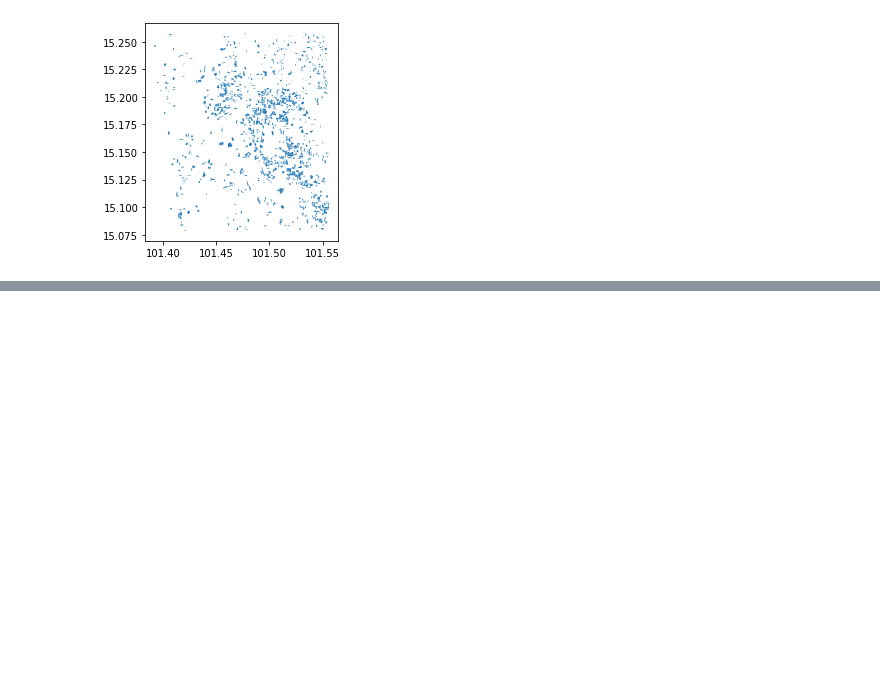
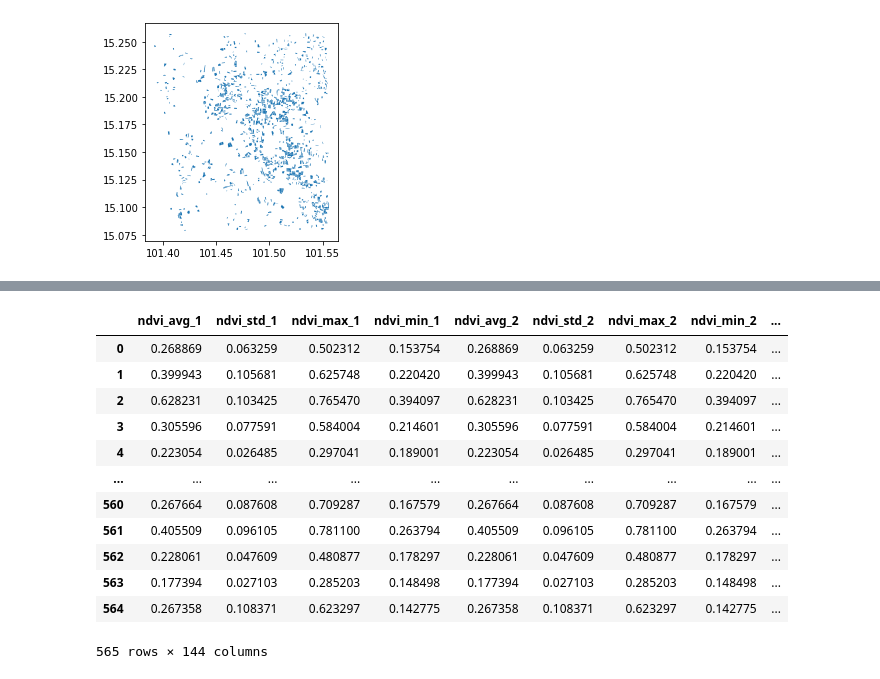
Before and after one commit to tmwatchanan/varuna-hackathon, a Jupyter notebook: Sentinel_2.ipynb, the cells around one changed output, grey strips where cells are left out. Cells and saved outputs as stored; diff of their text form; code cells hidden in the pictures; blank space fills up the shorter version.

```diff
--- a/Sentinel_2.ipynb
+++ b/Sentinel_2.ipynb
@@ -566,0 +168,10 @@ raster = gdal.Open(filepath)
+# %%
+image_max_months = {
+    # 'b1': [],
+    'b5': [],
+    'ndvi': [],
+    # 'ndwi': [],
+    # 'savi': [],
+    # 'evi': [],
+    'misra': [],
+}
@@ -566,0 +257,32 @@ raster = gdal.Open(filepath)
+# %%
+# TEST SET
+
+test_month_features = []
+
+ndvi_images = []
+
+for i in tqdm(range(test_label.shape[0])):
+    img = rasterize(
+        shapes=[(test_label.iloc[i].geometry, 1)], # Construct polygon and value tuples
+        out_shape=(img_profile['width'], img_profile['height']),
+        transform=img_profile['transform'] # This will make every pixel in the target image align correctly with satellite image
+    )
+
+    indexes = np.where(img == 1)
+    N = len(indexes[0])
+
+    # for t, date in enumerate(dates_2021):
+        # dt = datetime.strptime(date, '%Y%m%d')
+    month_feat = {}
+    for feature_name in feature_names:
+        for m in range(12):
+            feat_vals = np.zeros(N)
+            for j in range(N):
+                feat_vals[j] = image_max_months[feature_name][m][indexes[0][j], indexes[1][j]]
+            month_feat[f'{feature_name}_avg_{m+1}'] = np.nanmean(feat_vals)
+            month_feat[f'{feature_name}_std_{m+1}'] = np.nanstd(feat_vals)
+            month_feat[f'{feature_name}_max_{m+1}'] = np.nanmax(feat_vals)
+            month_feat[f'{feature_name}_min_{m+1}'] = np.nanmin(feat_vals)
+    test_month_features.append(month_feat)
+
+# average_ndvi = np.nan_to_num(average_ndvi[:, :, None])
@@ -566,0 +306,17 @@ raster = gdal.Open(filepath)
+# %%
+df_test = pd.DataFrame(test_month_features)
+df_test
+# %% [output]
+|  | ndvi_avg_1 | ndvi_std_1 | ndvi_max_1 | ndvi_min_1 | ndvi_avg_2 | ndvi_std_2 | ndvi_max_2 | ndvi_min_2 | ... |
+| 0 | 0.268869 | 0.063259 | 0.502312 | 0.153754 | 0.268869 | 0.063259 | 0.502312 | 0.153754 | ... |
+| 1 | 0.399943 | 0.105681 | 0.625748 | 0.220420 | 0.399943 | 0.105681 | 0.625748 | 0.220420 | ... |
+| 2 | 0.628231 | 0.103425 | 0.765470 | 0.394097 | 0.628231 | 0.103425 | 0.765470 | 0.394097 | ... |
+| 3 | 0.305596 | 0.077591 | 0.584004 | 0.214601 | 0.305596 | 0.077591 | 0.584004 | 0.214601 | ... |
+| 4 | 0.223054 | 0.026485 | 0.297041 | 0.189001 | 0.223054 | 0.026485 | 0.297041 | 0.189001 | ... |
+| ... | ... | ... | ... | ... | ... | ... | ... | ... | ... |
+| 560 | 0.267664 | 0.087608 | 0.709287 | 0.167579 | 0.267664 | 0.087608 | 0.709287 | 0.167579 | ... |
+| 561 | 0.405509 | 0.096105 | 0.781100 | 0.263794 | 0.405509 | 0.096105 | 0.781100 | 0.263794 | ... |
+| 562 | 0.228061 | 0.047609 | 0.480877 | 0.178297 | 0.228061 | 0.047609 | 0.480877 | 0.178297 | ... |
+| 563 | 0.177394 | 0.027103 | 0.285203 | 0.148498 | 0.177394 | 0.027103 | 0.285203 | 0.148498 | ... |
+| 564 | 0.267358 | 0.108371 | 0.623297 | 0.142775 | 0.267358 | 0.108371 | 0.623297 | 0.142775 | ... |
+565 rows × 144 columns
```
Also changed, not shown: parts of 81 cells of this notebook, 15 other files.
